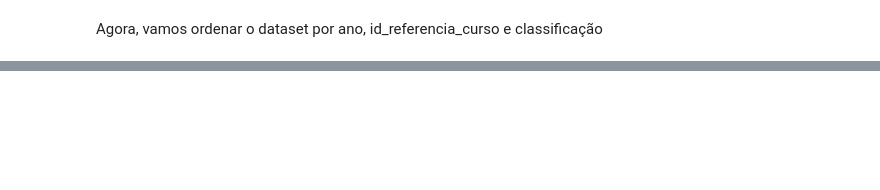
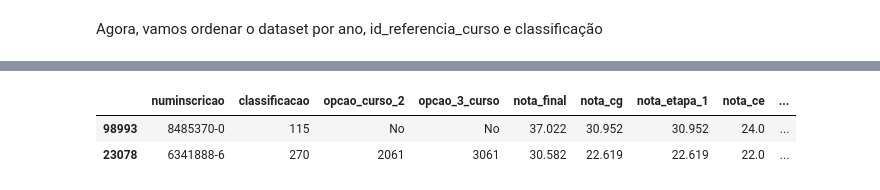
Before and after one commit to gabrielSantosLima/data-mining-macro-uea, a Jupyter notebook: notebooks/1 - Pre-processamento dos dados.ipynb, the cells around one changed output, grey strips where cells are left out. Drawn from its saved outputs; the diff is of its cells as text; code cells hidden in the pictures; blank space fills up the shorter version.

```diff
--- a/notebooks/1 - Pre-processamento dos dados.ipynb
+++ b/notebooks/1 - Pre-processamento dos dados.ipynb
@@ -255,0 +269,7 @@ Error:
+# %%
+df_completo.drop(columns=['nome', 'disc1', 'disc2', 'disc3', 'habilidades'], inplace=True)
+df_completo.sample(2)
+# %% [output]
+|  | numinscricao | classificacao | opcao_curso_2 | opcao_3_curso | nota_final | nota_cg | nota_etapa_1 | nota_ce | ... |
+| 98993 | 8485370-0 | 115 | No | No | 37.022 | 30.952 | 30.952 | 24.0 | ... |
+| 23078 | 6341888-6 | 270 | 2061 | 3061 | 30.582 | 22.619 | 22.619 | 22.0 | ... |
```
Also changed, not shown: parts of 18 cells of this notebook, 11 other files.
